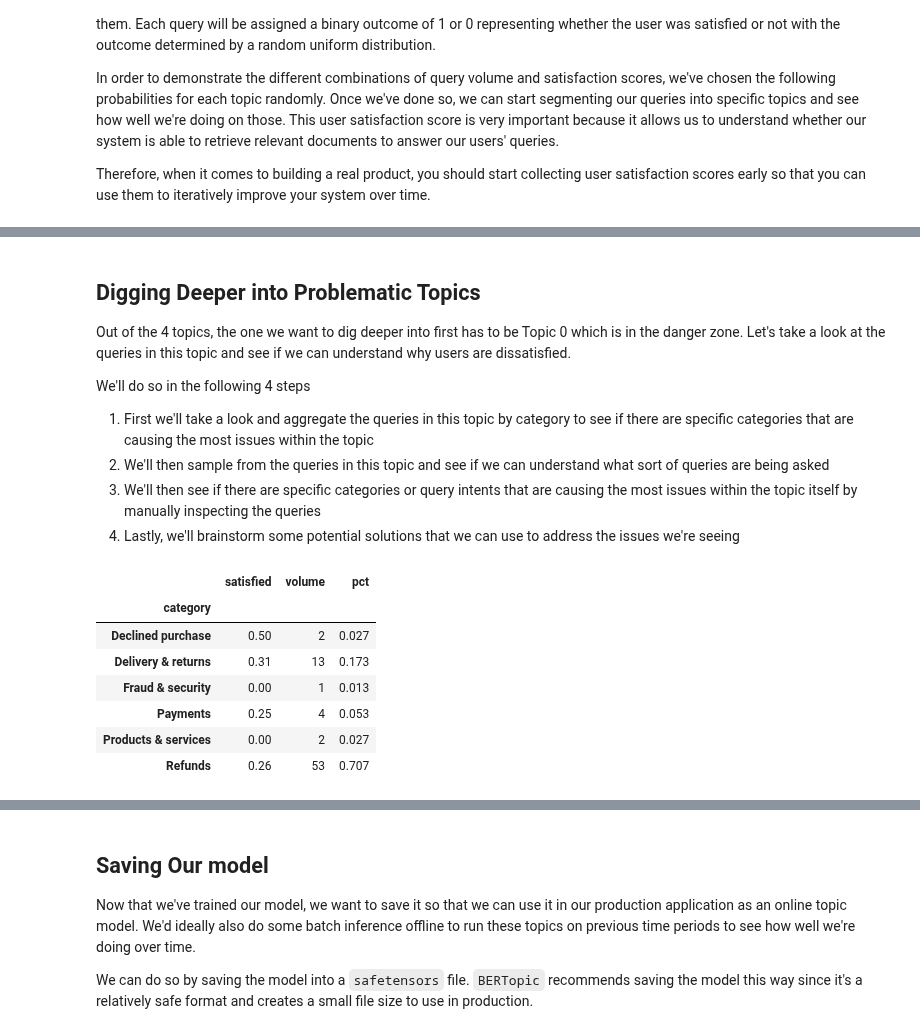
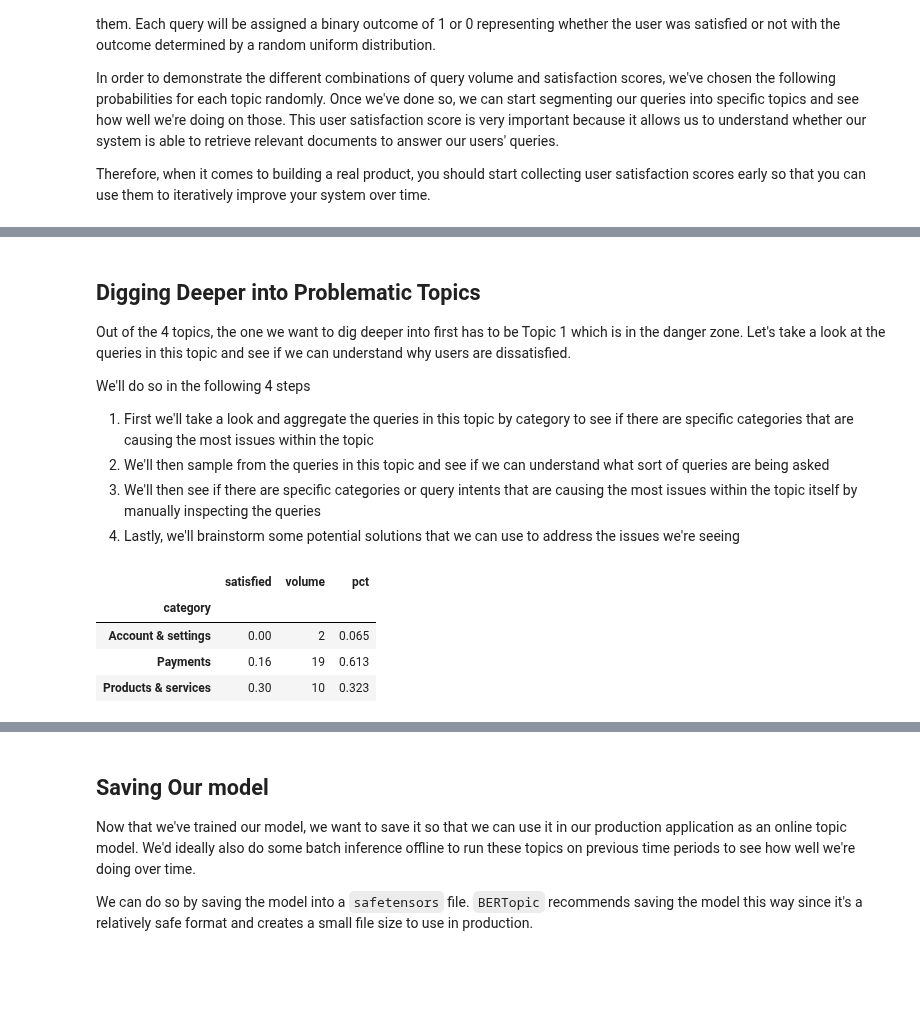
Before and after one commit to sanyaade-teachings/systematically-improving-rag, a Jupyter notebook: cohort_2/week4/2. Topic Modelling.ipynb, the cells around one changed output, grey strips where cells are left out. Cells and saved outputs as stored; diff of their text form; code cells hidden in the pictures; blank space fills up the shorter version.

```diff
--- a/cohort_2/week4/2. Topic Modelling.ipynb
+++ b/cohort_2/week4/2. Topic Modelling.ipynb
@@ -56,15 +56,14 @@ We want to do so because the `UMAP` algorithm helps us to reduce our embeddings
 # %%
 import json
 import pandas as pd
-from umap import UMAP
-from bertopic import BERTopic
 
 with open("./data/cleaned.jsonl", "r") as f:
     questions = [json.loads(line) for line in f]
     docs = [item["question"] for item in questions]
 
 df = pd.DataFrame(questions)
-df.drop(columns=["citation"], inplace=True)
+df.drop(columns=["citations"], inplace=True)
+df.drop(columns=["sources"], inplace=True)
 df.head()
 # %% [output]
 |  | question | answer | category | subcategory |
@@ -76,14 +74,0 @@ df.head()
-# %%
-from hdbscan import HDBSCAN
-from umap import UMAP
-from bertopic import BERTopic
-
-# Force single-threaded execution for HDBSCAN.
-hdbscan_model = HDBSCAN(min_cluster_size= 15, metric='euclidean',  cluster_selection_method='eom', min_samples=8)
-umap_model = UMAP(random_state=42)
-topic_model = BERTopic(
-    umap_model=umap_model,
-    hdbscan_model=hdbscan_model
-)
-topic_model.fit_transform(docs)
-topic_model.get_topic_info()
@@ -144,11 +191,12 @@ In order to demonstrate the different combinations of query volume and satisfact
 Therefore, when it comes to building a real product, you should start collecting user satisfaction scores early so that you can use them to iteratively improve your system over time.
 # %%
 probabilities = {
-    -1: 0.8,
-    0: 0.2,
-    1: 0.9,
-    2: 0.8,
-    3: 0.2,
+    -1 : 0.95,
+    0: 0.95,
+    1: 0.2,
+    2: 0.95,
+    3: 0.9,
+    4: 0.1,
 }
 # %%
 topic_df = topic_model.get_document_info(docs)
@@ -244,7 +291,7 @@ We can see here that out of the 4 categories, we can classify our respective top
 # %% [markdown]
 ## Digging Deeper into Problematic Topics
 
-Out of the 4 topics, the one we want to dig deeper into first has to be Topic 0 which is in the danger zone. Let's take a look at the queries in this topic and see if we can understand why users are dissatisfied.
+Out of the 4 topics, the one we want to dig deeper into first has to be Topic 1 which is in the danger zone. Let's take a look at the queries in this topic and see if we can understand why users are dissatisfied.
 
 We'll do so in the following 4 steps
 
@@ -253,30 +300,27 @@ We'll do so in the following 4 steps
 3. We'll then see if there are specific categories or query intents that are causing the most issues within the topic itself by manually inspecting the queries
 4. Lastly, we'll brainstorm some potential solutions that we can use to address the issues we're seeing
 # %%
-total_items = results_df[results_df["Topic"] == 0].shape[0]
+total_items = results_df[results_df["Topic"] == 1].shape[0]
 # Calculate mean satisfaction and volume per topic
 topic_stats = (
-    results_df[results_df["Topic"] == 0]
+    results_df[results_df["Topic"] == 1]
     .groupby("category")
     .agg(
         {
             "satisfied": lambda x: round(x.mean(), 2),
             "question": "count",  # Count number of questions per topic
             # "pct": lambda x: round(len(x) / total_items, 2)
         }
     )
     .rename(columns={"question": "volume"})
 )
 
 topic_stats["pct"] = round(topic_stats["volume"] / total_items,3)
 topic_stats
 # %% [output]
 |  | satisfied | volume | pct |
 | category |  |  |  |
-| Declined purchase | 0.50 | 2 | 0.027 |
-| Delivery & returns | 0.31 | 13 | 0.173 |
-| Fraud & security | 0.00 | 1 | 0.013 |
-| Payments | 0.25 | 4 | 0.053 |
-| Products & services | 0.00 | 2 | 0.027 |
-| Refunds | 0.26 | 53 | 0.707 |
+| Account & settings | 0.00 | 2 | 0.065 |
+| Payments | 0.16 | 19 | 0.613 |
+| Products & services | 0.30 | 10 | 0.323 |
 # %%
```
Also changed, not shown: parts of 20 cells of this notebook, 4 other files.
